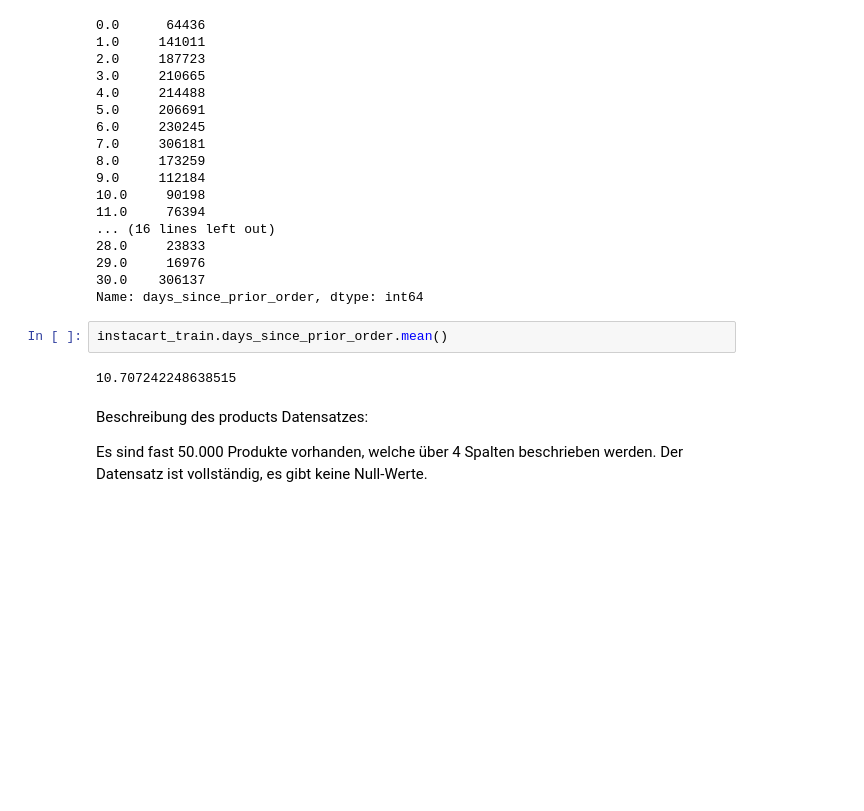
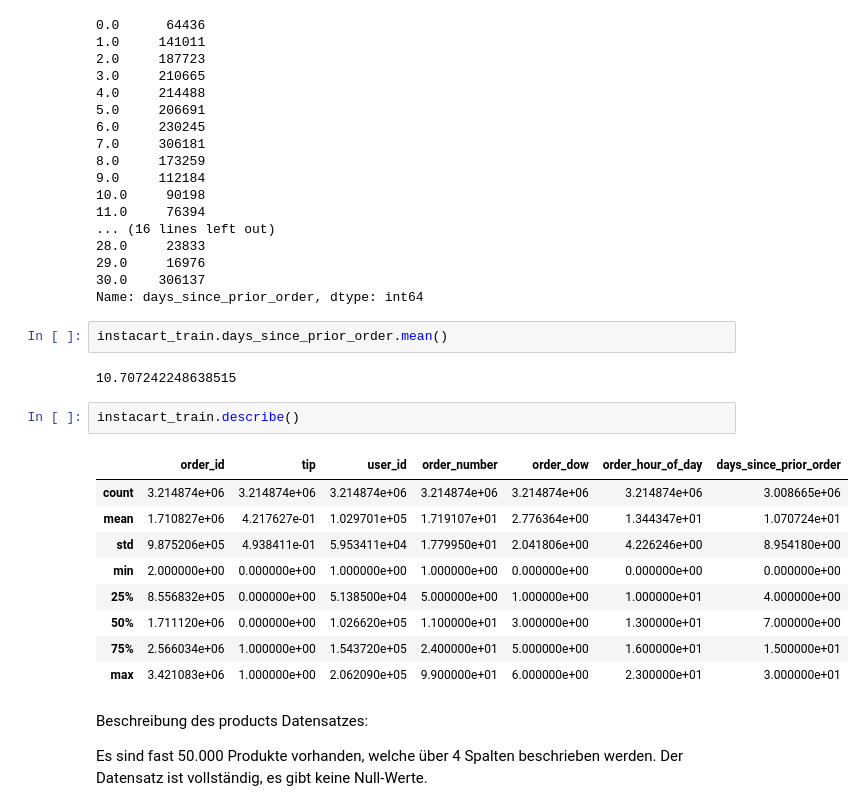
Before and after one commit to JonasHauth/Instacart-Tip-Prediction---Gruppe-6, a Jupyter notebook: Tip_Prediction_Instacart.ipynb, the cells around one changed output. Drawn from its saved outputs; the diff is of its cells as text; blank space fills up the shorter version.

```diff
--- a/Tip_Prediction_Instacart.ipynb
+++ b/Tip_Prediction_Instacart.ipynb
@@ -312,6 +312,18 @@ Name: days_since_prior_order, dtype: int64
 instacart_train.days_since_prior_order.mean()
 # %% [output]
 10.707242248638515
+# %%
+instacart_train.describe()
+# %% [output]
+|  | order_id | tip | user_id | order_number | order_dow | order_hour_of_day | days_since_prior_order |
+| count | 3.214874e+06 | 3.214874e+06 | 3.214874e+06 | 3.214874e+06 | 3.214874e+06 | 3.214874e+06 | 3.008665e+06 |
+| mean | 1.710827e+06 | 4.217627e-01 | 1.029701e+05 | 1.719107e+01 | 2.776364e+00 | 1.344347e+01 | 1.070724e+01 |
+| std | 9.875206e+05 | 4.938411e-01 | 5.953411e+04 | 1.779950e+01 | 2.041806e+00 | 4.226246e+00 | 8.954180e+00 |
+| min | 2.000000e+00 | 0.000000e+00 | 1.000000e+00 | 1.000000e+00 | 0.000000e+00 | 0.000000e+00 | 0.000000e+00 |
+| 25% | 8.556832e+05 | 0.000000e+00 | 5.138500e+04 | 5.000000e+00 | 1.000000e+00 | 1.000000e+01 | 4.000000e+00 |
+| 50% | 1.711120e+06 | 0.000000e+00 | 1.026620e+05 | 1.100000e+01 | 3.000000e+00 | 1.300000e+01 | 7.000000e+00 |
+| 75% | 2.566034e+06 | 1.000000e+00 | 1.543720e+05 | 2.400000e+01 | 5.000000e+00 | 1.600000e+01 | 1.500000e+01 |
+| max | 3.421083e+06 | 1.000000e+00 | 2.062090e+05 | 9.900000e+01 | 6.000000e+00 | 2.300000e+01 | 3.000000e+01 |
 # %% [markdown]
 Beschreibung des products Datensatzes:
 
```
Also changed, not shown: parts of 25 cells of this notebook.
